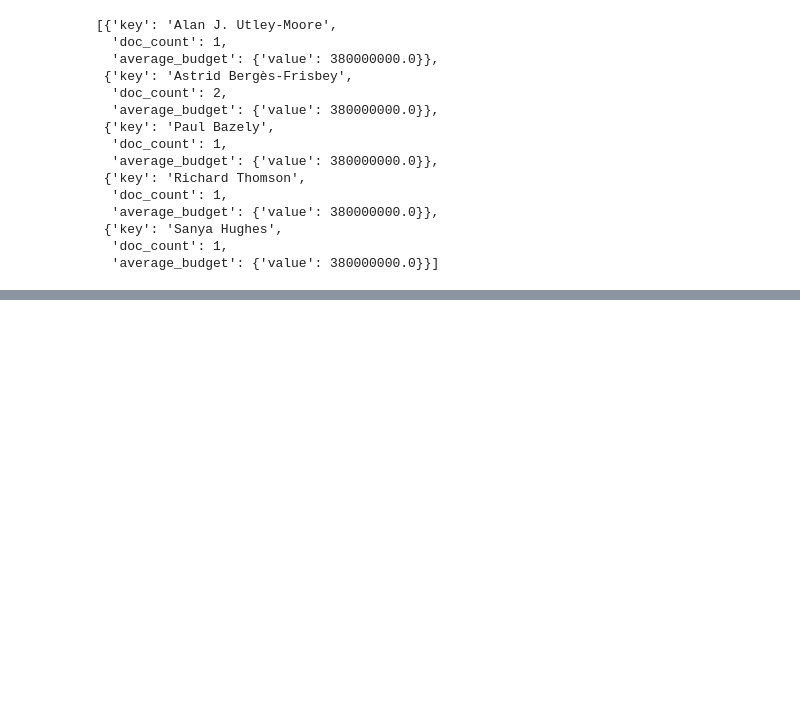
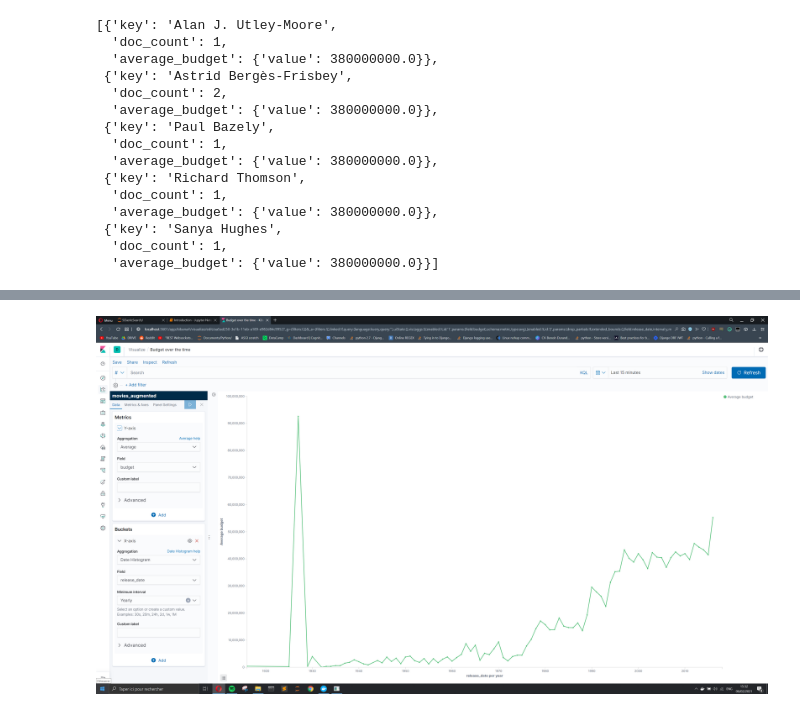
Before and after one commit to duranbe/DataEngineerTools, a Jupyter notebook: 5ElasticSearch/Introduction.ipynb, the cells around one changed output, grey strips where cells are left out. Cells and saved outputs as stored; diff of their text form; code cells hidden in the pictures; blank space fills up the shorter version.

```diff
--- a/5ElasticSearch/Introduction.ipynb
+++ b/5ElasticSearch/Introduction.ipynb
@@ -719,0 +730,4 @@ result["aggregations"]["actor"]["buckets"][0:5]
+# %%
+Image("./kibana_graphiques/linechart.png")
+# %% [output]
+[figure, added]
```
Also changed, not shown: parts of 3 cells of this notebook, 6 other files.
